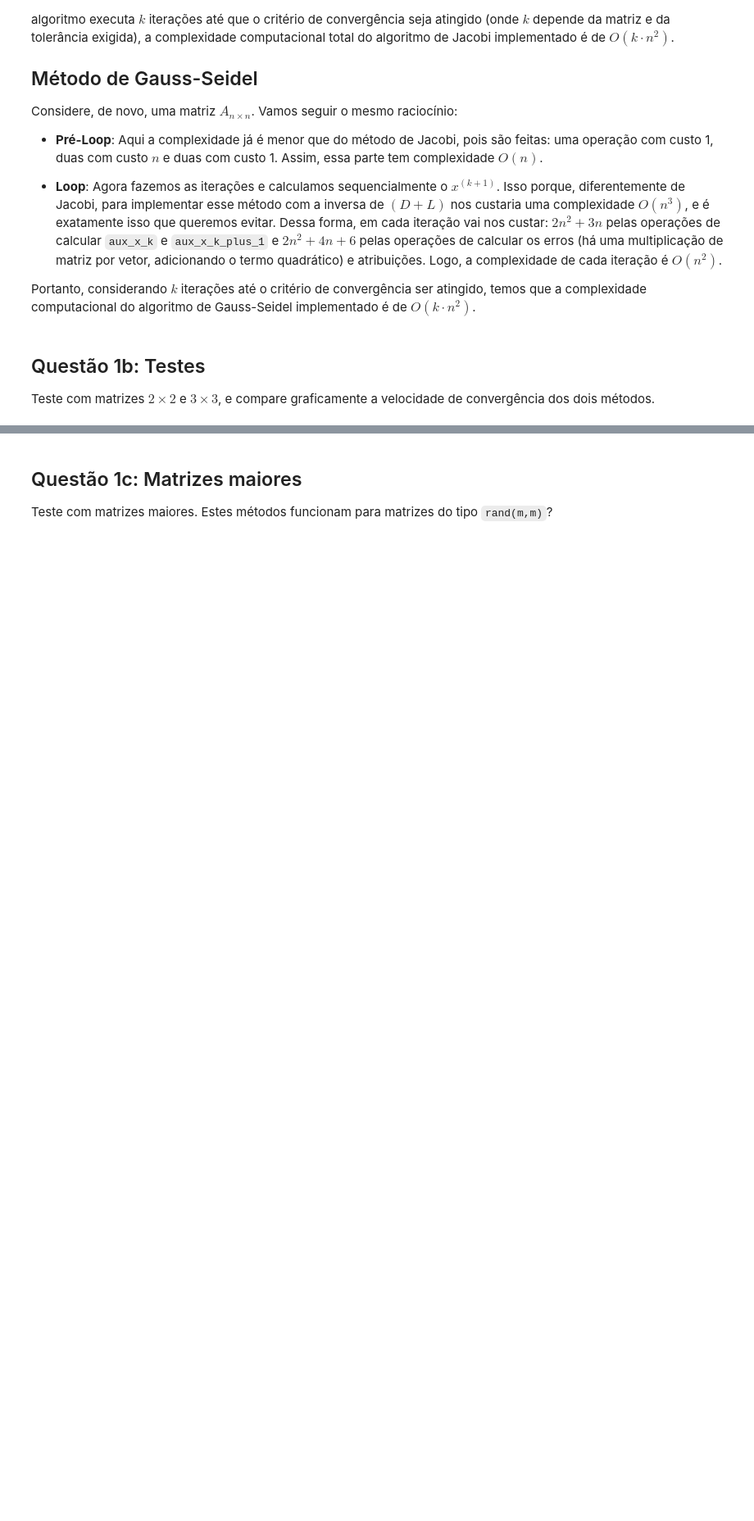
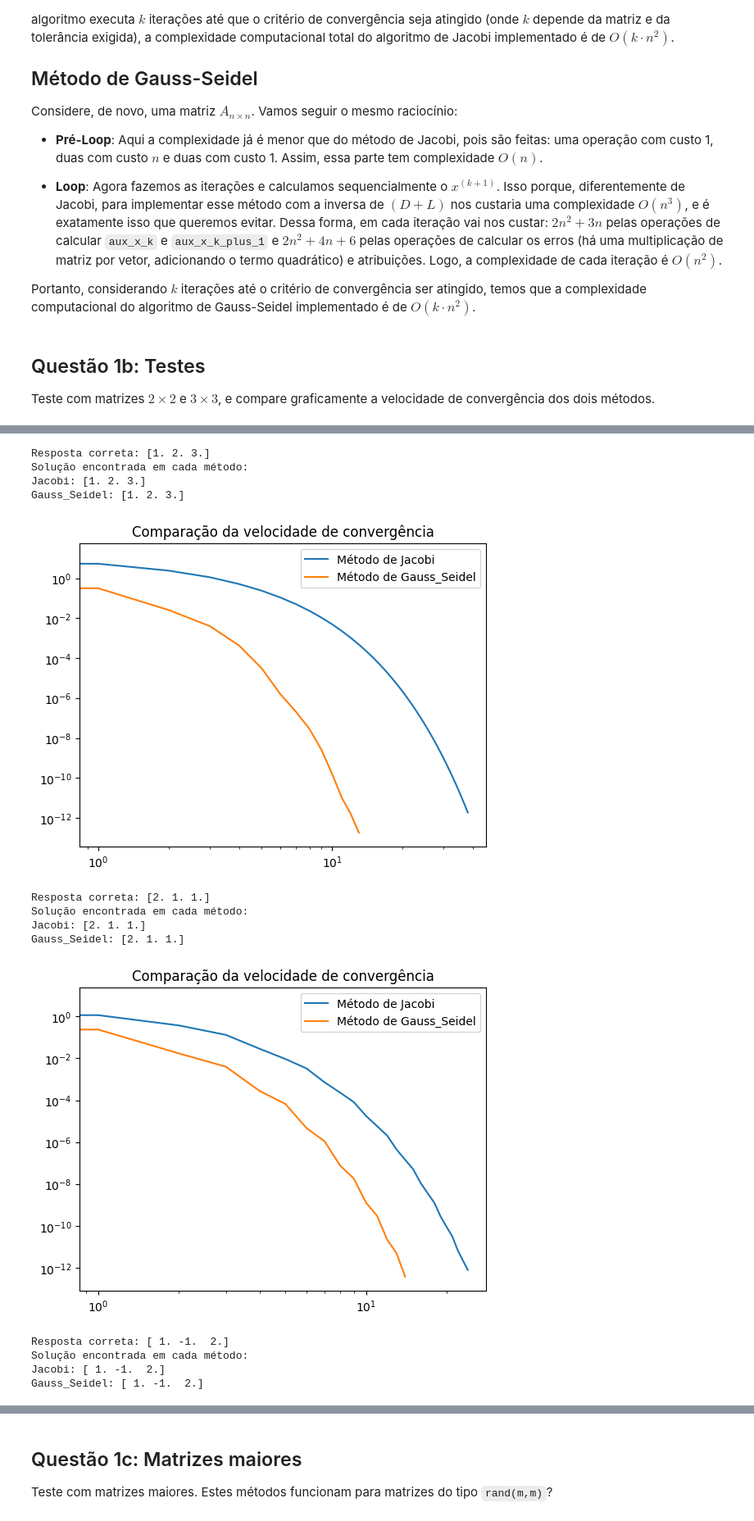
Before and after one commit to Jose-Pedro-Dresch/aln_pjt2_jacobi_gauss_seidel, a Jupyter notebook: Projeto2.ipynb, the cells around one changed output, grey strips where cells are left out. Shown at 82% size. Drawn from its saved outputs; the diff is of its cells as text; code cells hidden in the pictures; blank space fills up the shorter version.

```diff
--- a/Projeto2.ipynb
+++ b/Projeto2.ipynb
@@ -117,0 +159,23 @@ Teste com matrizes $2 \times 2$ e $3 \times 3$, e compare graficamente a velocid
+# %%
+b_1, A_1 = np.array([10, 17, 15]), np.array([[5, 1, 1],[2, 6, 1],[1, 1, 4]])
+b_2, A_2 = np.array([8, 6, 11]), np.array([[4, -1, 1],[1, 5, -1],[2, 1, 6]])
+b_3, A_3 = np.array([5, -3, 12]), np.array([[6, 1, 0],[2, 7, 1],[1, -1, 5]])
+
+comparar_metodos(A_1, b_1)
+comparar_metodos(A_2, b_2)
+comparar_metodos(A_3, b_3)
+# %% [output]
+Resposta correta: [1. 2. 3.]
+Solução encontrada em cada método:
+Jacobi: [1. 2. 3.]
+Gauss_Seidel: [1. 2. 3.]
+[figure, added]
+Resposta correta: [2. 1. 1.]
+Solução encontrada em cada método:
+Jacobi: [2. 1. 1.]
+Gauss_Seidel: [2. 1. 1.]
+[figure, added]
+Resposta correta: [ 1. -1.  2.]
+Solução encontrada em cada método:
+Jacobi: [ 1. -1.  2.]
+Gauss_Seidel: [ 1. -1.  2.]
```
Also changed, not shown: parts of 8 cells of this notebook.
